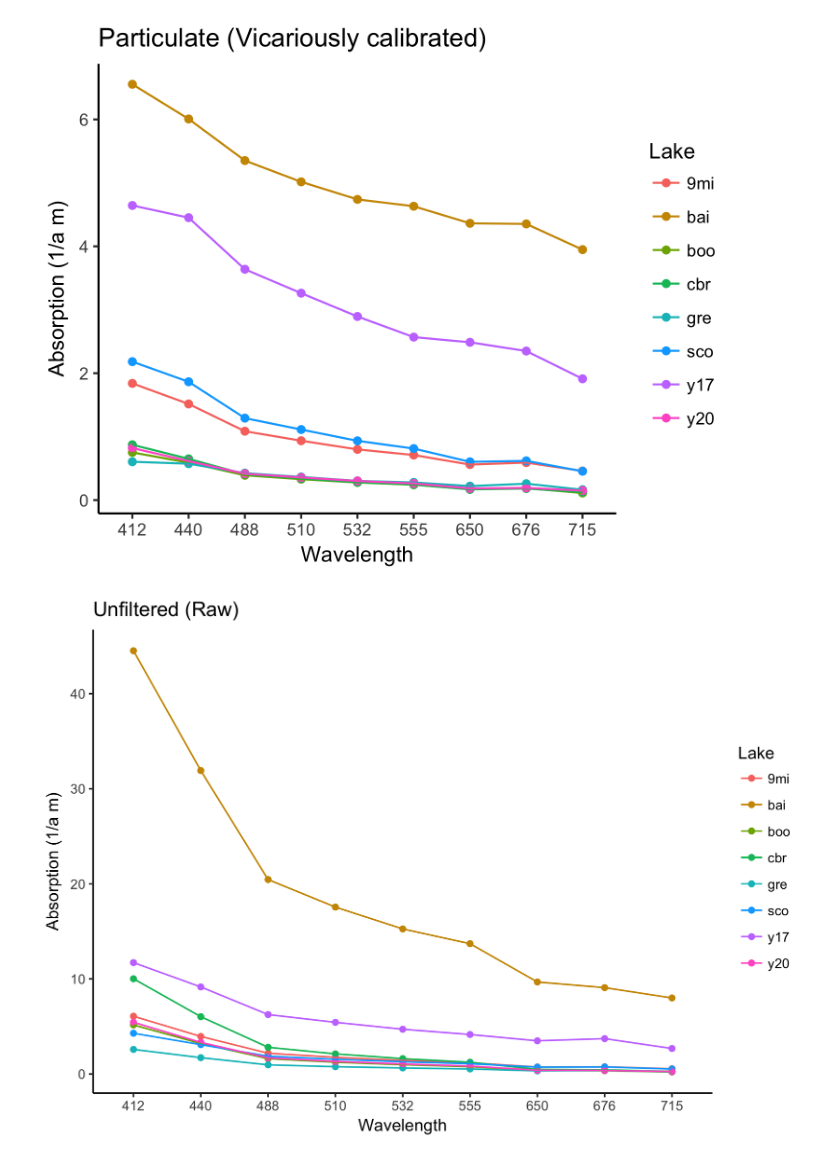
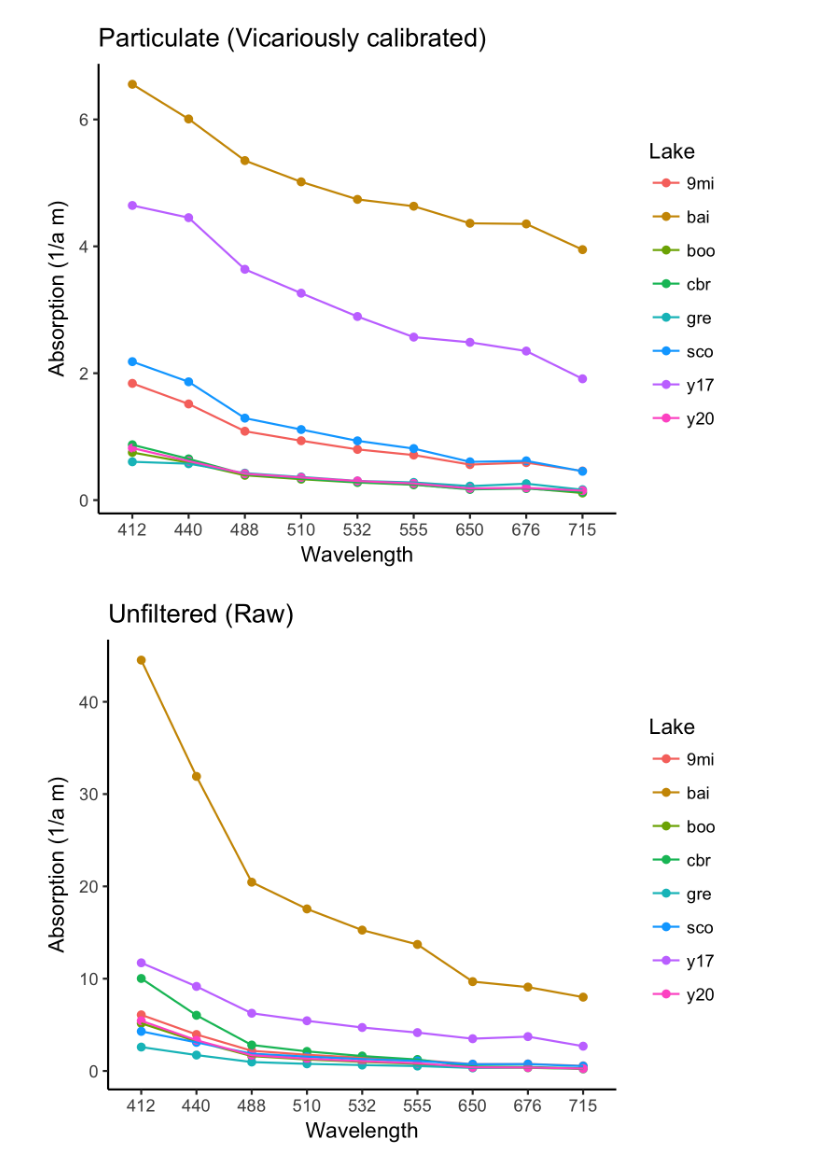
Before and after one commit to catherinekuhn/FreshwatersOpticsToolkit, a Jupyter notebook: Code/Visualizing summarized absorption.ipynb, the cells around one changed output. Drawn from its saved outputs; the diff is of its cells as text; code cells hidden in the pictures.

```diff
--- a/Code/Visualizing summarized absorption.ipynb
+++ b/Code/Visualizing summarized absorption.ipynb
@@ -1,7 +1,7 @@
 # %%
-vical <- read.table("../Data/5_overall_summary/Vical_summary.csv", sep="\t", header=T)
-raw <- read.table("../Data/5_overall_summary/Raw_summary.csv",  sep="\t", header=T)
-fil <- read.table("../Data/5_overall_summary/Fil_summary.csv", sep="\t", header=T)
+vical <- read.table("../Data/7_overall_summary/Vical_summary.csv", sep="\t", header=T)
+raw <- read.table("../Data/7_overall_summary/Raw_summary.csv",  sep="\t", header=T)
+fil <- read.table("../Data/7_overall_summary/Fil_summary.csv", sep="\t", header=T)
 # %%
 library(reshape2)
 melt_vical <- melt(vical, id.vars=c("X"))
@@ -39,11 +68,11 @@ ggplot(shaped_vical, aes(x=Wavelength, y=a_mean, group=X, color=X)) +
 # %% [output]
 [figure]
 # %%
-options(repr.plot.width=7, repr.plot.height=5, repr.plot.res = 300)
+options(repr.plot.width=5, repr.plot.height=4, repr.plot.res = 300)
 ggplot(shaped_raw, aes(x=Wavelength, y=a_mean, group=X, color=X)) +
     geom_point() +
     geom_line() +
     labs(color="Lake",y="Absorption (1/a m)", title="Unfiltered (Raw)")
 # %% [output]
-[figure, old version]
+[figure, new version]
 # %%
```
Also changed, not shown: parts of 4 cells of this notebook, 39 other files.
